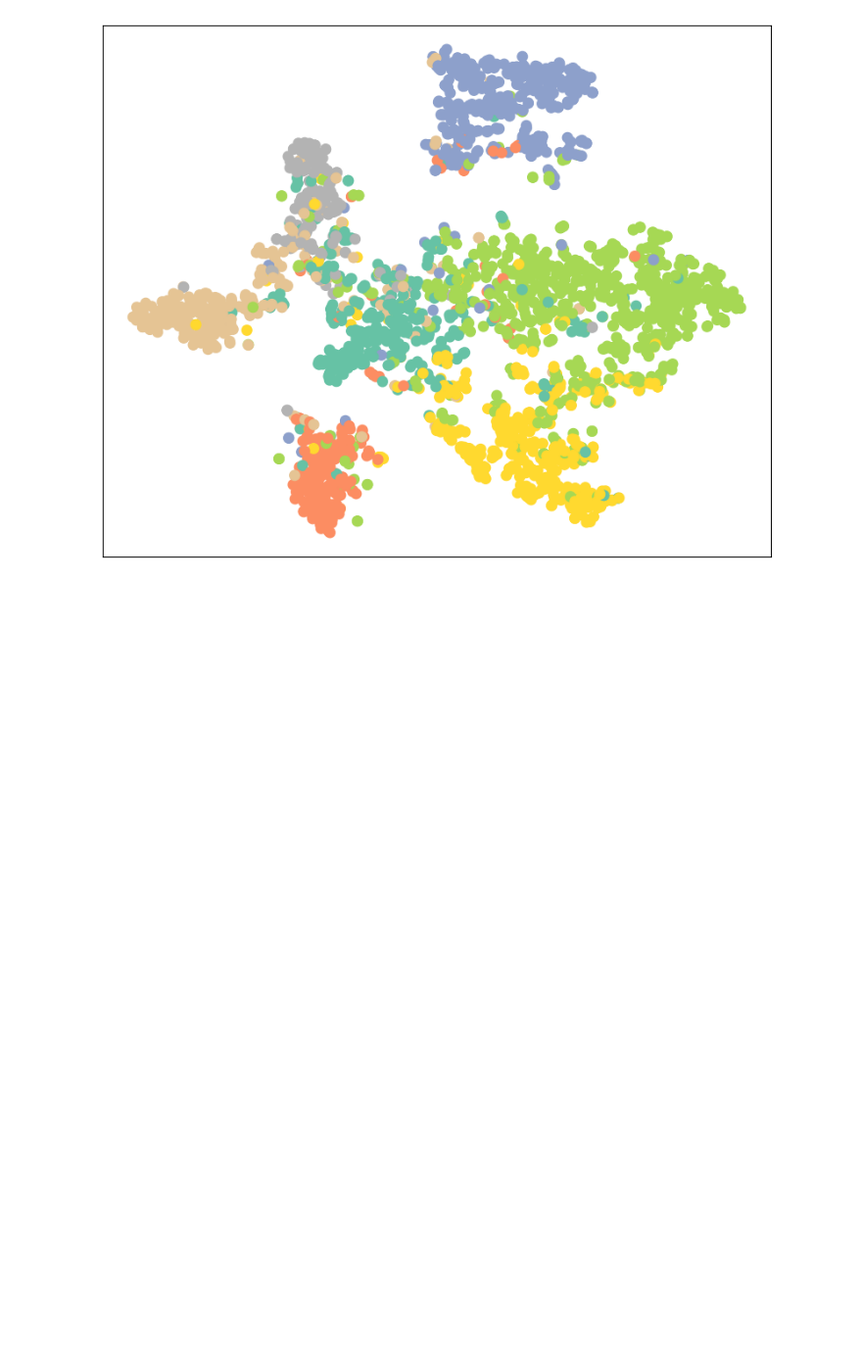
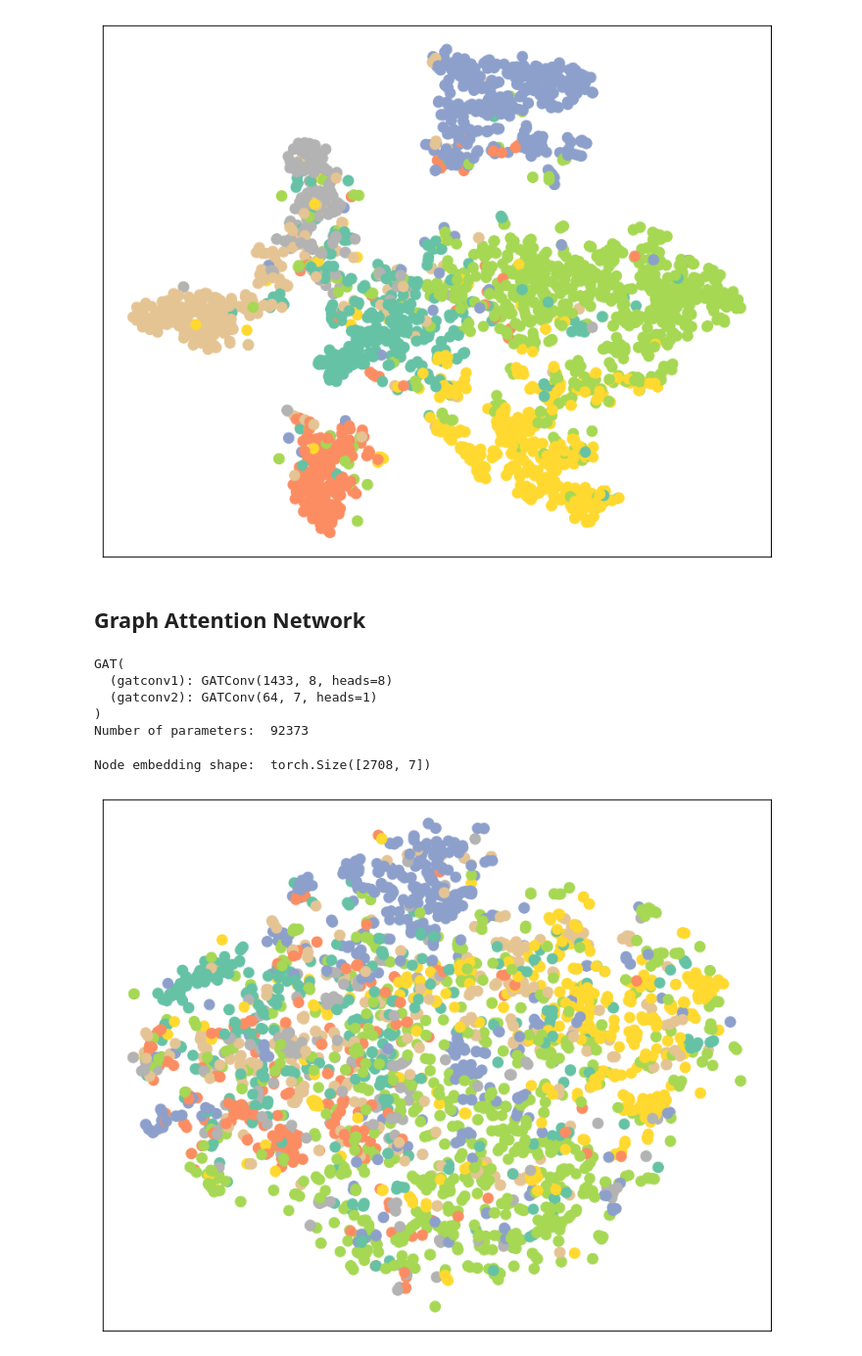
Before and after one commit to AnushkaSamaranayake/Graph-Neural-Networks-GCN-and-GAT, a Jupyter notebook: GNN_example.ipynb, the cells around one changed output. Shown at 98% size. Drawn from its saved outputs; the diff is of its cells as text; code cells hidden in the pictures; blank space fills up the shorter version.

Commit message:
added trained GAT and GATv2 networks

```diff
--- a/GNN_example.ipynb
+++ b/GNN_example.ipynb
@@ -439,3 +439,5 @@ visualize(out, color=cora_graph.cpu().y)
 # %% [output]
 Node embedding shape:  torch.Size([2708, 7])
 [figure]
+# %% [markdown]
+## Graph Attention Network
@@ -441,0 +480,32 @@ Node embedding shape:  torch.Size([2708, 7])
+# %%
+device = torch.device("cuda" if torch.cuda.is_available() else "cpu")
+
+cora_graph = cora_dataset[0].to(device)
+
+input_channels = cora_dataset.num_features
+
+output_channels = cora_dataset.num_classes
+# %%
+model = GAT(
+    input_channels=input_channels,
+    output_channels=output_channels
+).to(device)
+
+print(model)
+
+print("Number of parameters: ", sum(p.numel() for p in model.parameters()))
+# %% [output]
+GAT(
+  (gatconv1): GATConv(1433, 8, heads=8)
+  (gatconv2): GATConv(64, 7, heads=1)
+)
+Number of parameters:  92373
+# %%
+model.eval()
+out = model(cora_graph)
+
+print("Node embedding shape: ", out.shape)
+visualize(out, color=cora_graph.cpu().y)
+# %% [output]
+Node embedding shape:  torch.Size([2708, 7])
+[figure, added]
```
Also changed, not shown: parts of 28 cells of this notebook.
